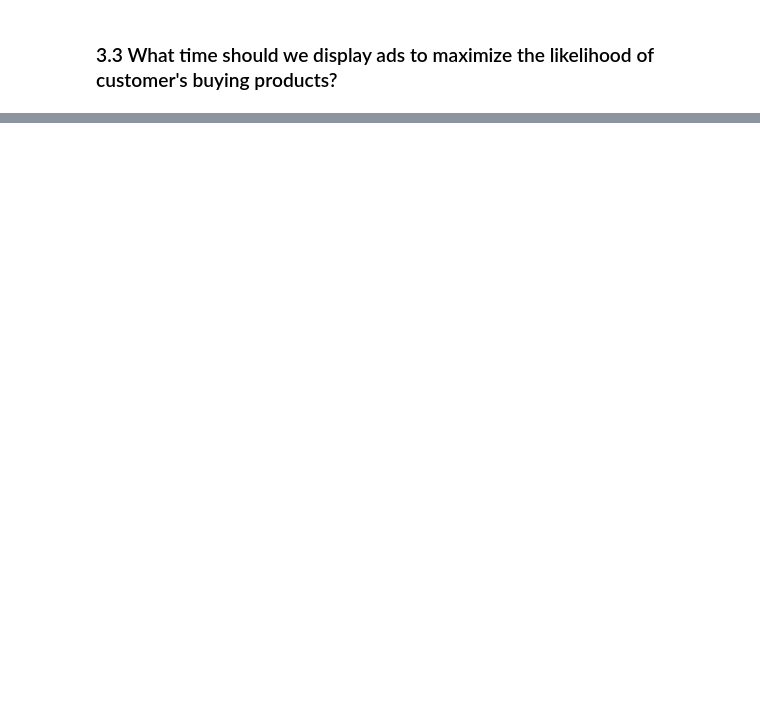
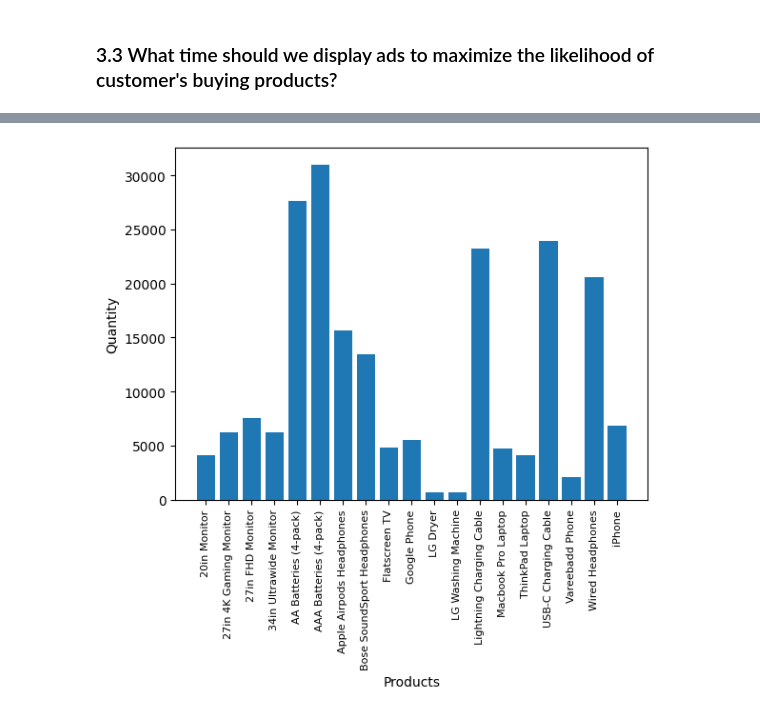
Before and after one commit to ndnam0409/Sales-Reporting, a Jupyter notebook: report.ipynb, the cells around one changed output, grey strips where cells are left out. Saved outputs shown, nothing was run; the diff lists cells and outputs as text; code cells hidden in the pictures; blank space fills up the shorter version.

```diff
--- a/report.ipynb
+++ b/report.ipynb
@@ -298,0 +394,3 @@ plt.show()
+# %%
+all_products = df.groupby('Product')['Quantity Ordered'].sum()
+all_products
@@ -298,0 +415,9 @@ plt.show()
+# %%
+products_ls = [product for product, quant in all_products.items()]
+plt.bar(products_ls, all_products)
+plt.xticks(products_ls, rotation = 90, size = 8)
+plt.xlabel('Products')
+plt.ylabel('Quantity')
+plt.show()
+# %% [output]
+[figure, added]
```
Also changed, not shown: parts of 16 cells of this notebook.
